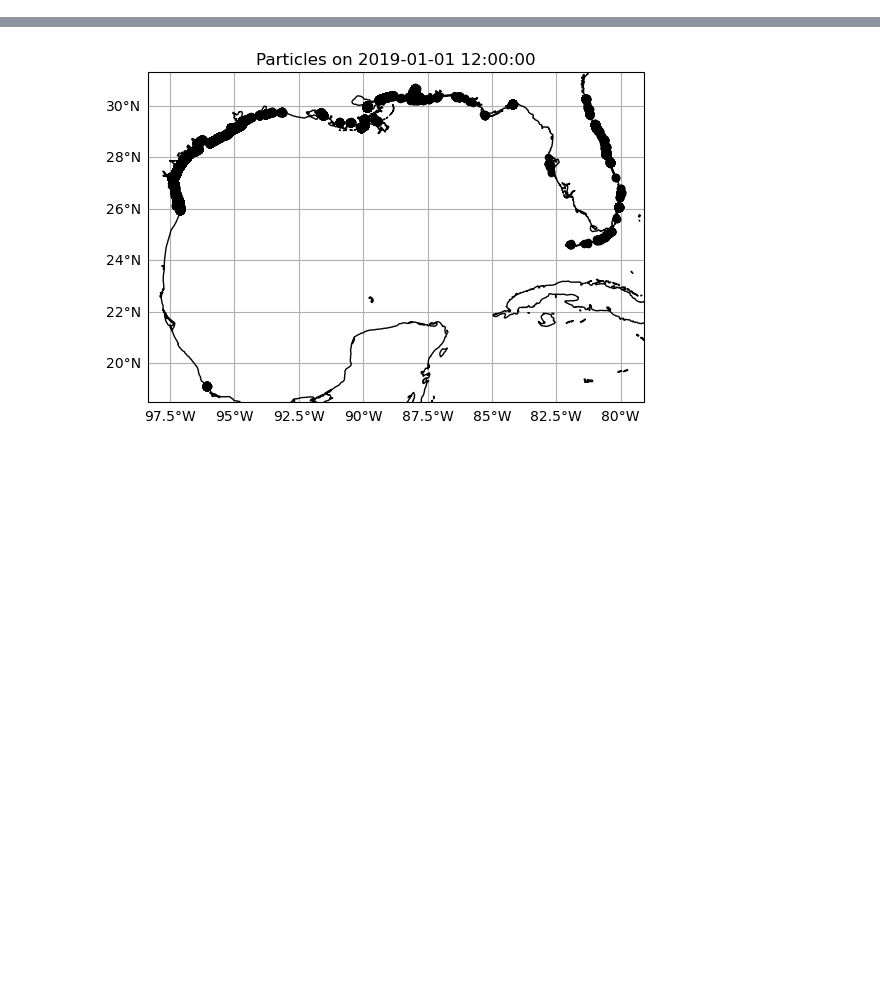
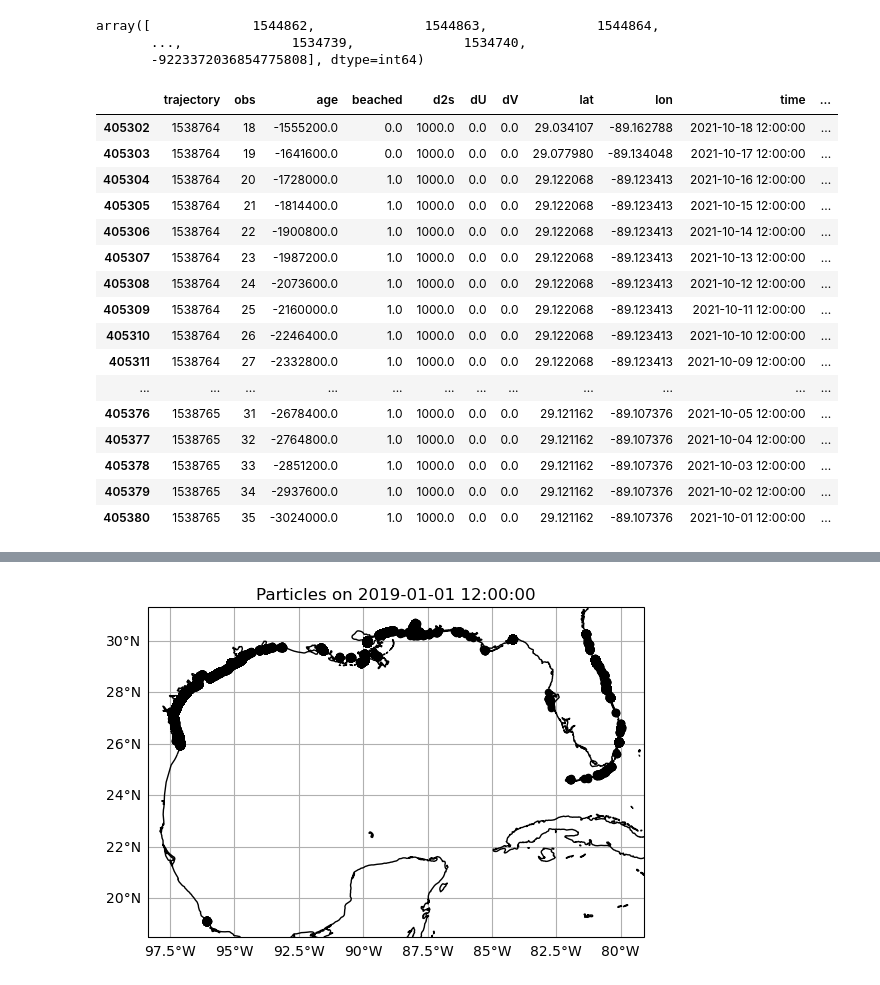
Before and after one commit to davidavzP/GOM_microplastics, a Jupyter notebook: test_backwards_sim.ipynb, the cells around one changed output, grey strips where cells are left out. Saved outputs shown, nothing was run; the diff lists cells and outputs as text; code cells hidden in the pictures; blank space fills up the shorter version.

```diff
--- a/test_backwards_sim.ipynb
+++ b/test_backwards_sim.ipynb
@@ -34,0 +33,28 @@ Particle [5581621] lost !! (-86.4391 18.2168 0 8.5014e+07)
+# %%
+test_dd  = test.to_dask_dataframe().compute()
+# %%
+test_dd.trajectory.unique()
+# %% [output]
+array([             1544862,              1544863,              1544864,
+       ...,              1534739,              1534740,
+       -9223372036854775808], dtype=int64)
+# %%
+test_dd[(test_dd['lon'] <= -89.0) & (test_dd['lon'] >= -89.2) & (test_dd['lat'] >= 29.0) & (test_dd['lat'] <= 29.2) ]
+# %% [output]
+|  | trajectory | obs | age | beached | d2s | dU | dV | lat | lon | time | ... |
+| 405302 | 1538764 | 18 | -1555200.0 | 0.0 | 1000.0 | 0.0 | 0.0 | 29.034107 | -89.162788 | 2021-10-18 12:00:00 | ... |
+| 405303 | 1538764 | 19 | -1641600.0 | 0.0 | 1000.0 | 0.0 | 0.0 | 29.077980 | -89.134048 | 2021-10-17 12:00:00 | ... |
+| 405304 | 1538764 | 20 | -1728000.0 | 1.0 | 1000.0 | 0.0 | 0.0 | 29.122068 | -89.123413 | 2021-10-16 12:00:00 | ... |
+| 405305 | 1538764 | 21 | -1814400.0 | 1.0 | 1000.0 | 0.0 | 0.0 | 29.122068 | -89.123413 | 2021-10-15 12:00:00 | ... |
+| 405306 | 1538764 | 22 | -1900800.0 | 1.0 | 1000.0 | 0.0 | 0.0 | 29.122068 | -89.123413 | 2021-10-14 12:00:00 | ... |
+| 405307 | 1538764 | 23 | -1987200.0 | 1.0 | 1000.0 | 0.0 | 0.0 | 29.122068 | -89.123413 | 2021-10-13 12:00:00 | ... |
+| 405308 | 1538764 | 24 | -2073600.0 | 1.0 | 1000.0 | 0.0 | 0.0 | 29.122068 | -89.123413 | 2021-10-12 12:00:00 | ... |
+| 405309 | 1538764 | 25 | -2160000.0 | 1.0 | 1000.0 | 0.0 | 0.0 | 29.122068 | -89.123413 | 2021-10-11 12:00:00 | ... |
+| 405310 | 1538764 | 26 | -2246400.0 | 1.0 | 1000.0 | 0.0 | 0.0 | 29.122068 | -89.123413 | 2021-10-10 12:00:00 | ... |
+| 405311 | 1538764 | 27 | -2332800.0 | 1.0 | 1000.0 | 0.0 | 0.0 | 29.122068 | -89.123413 | 2021-10-09 12:00:00 | ... |
+| ... | ... | ... | ... | ... | ... | ... | ... | ... | ... | ... | ... |
+| 405376 | 1538765 | 31 | -2678400.0 | 1.0 | 1000.0 | 0.0 | 0.0 | 29.121162 | -89.107376 | 2021-10-05 12:00:00 | ... |
+| 405377 | 1538765 | 32 | -2764800.0 | 1.0 | 1000.0 | 0.0 | 0.0 | 29.121162 | -89.107376 | 2021-10-04 12:00:00 | ... |
+| 405378 | 1538765 | 33 | -2851200.0 | 1.0 | 1000.0 | 0.0 | 0.0 | 29.121162 | -89.107376 | 2021-10-03 12:00:00 | ... |
+| 405379 | 1538765 | 34 | -2937600.0 | 1.0 | 1000.0 | 0.0 | 0.0 | 29.121162 | -89.107376 | 2021-10-02 12:00:00 | ... |
+| 405380 | 1538765 | 35 | -3024000.0 | 1.0 | 1000.0 | 0.0 | 0.0 | 29.121162 | -89.107376 | 2021-10-01 12:00:00 | ... |
```
Also changed, not shown: parts of 6 cells of this notebook, 5 other files.
